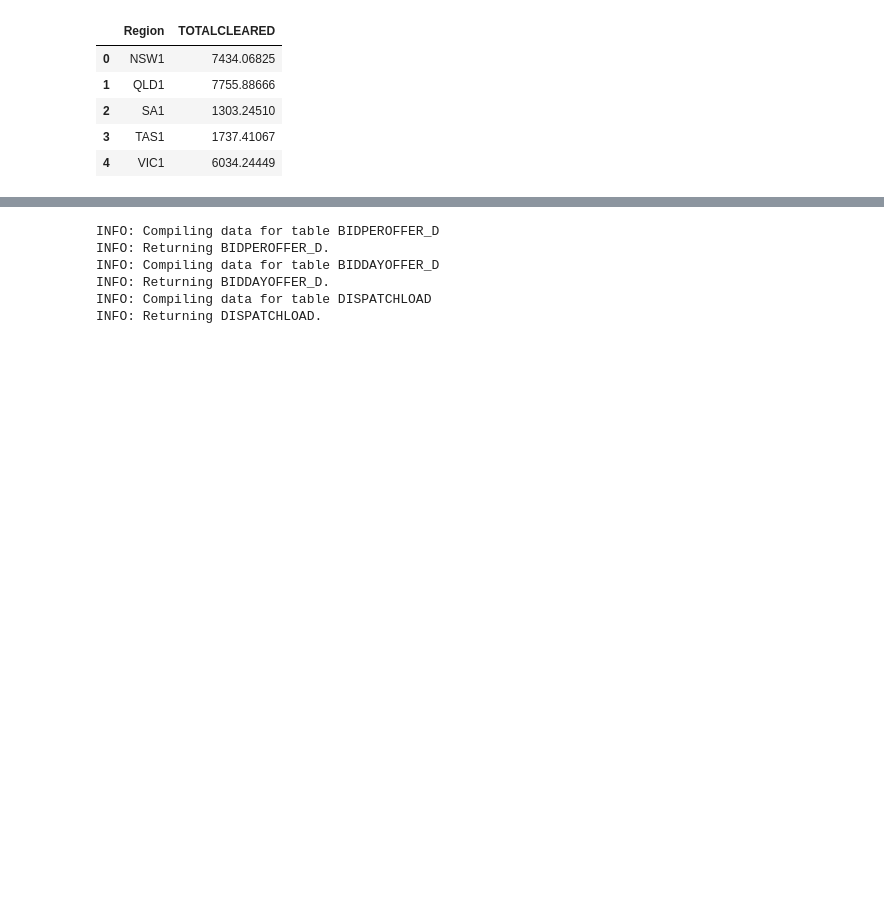
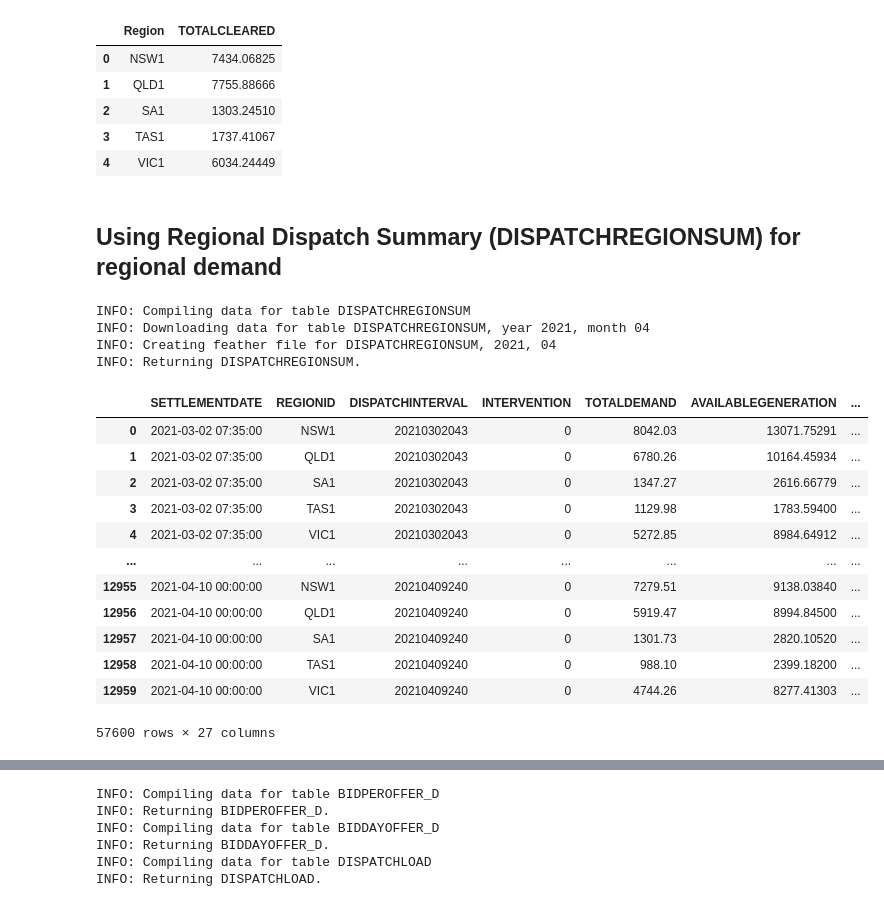
Before and after one commit to daniel-seymour/aus-electricity-auctions, a Jupyter notebook: data_cleaning_code/Uniform_auction_regional_basis.ipynb, the cells around one changed output, grey strips where cells are left out. Saved outputs shown, nothing was run; the diff lists cells and outputs as text; code cells hidden in the pictures; blank space fills up the shorter version.

```diff
--- a/data_cleaning_code/Uniform_auction_regional_basis.ipynb
+++ b/data_cleaning_code/Uniform_auction_regional_basis.ipynb
@@ -118,3 +118,29 @@ inelastic_demand_per_region_df
 | 2 | SA1 | 1303.24510 |
 | 3 | TAS1 | 1737.41067 |
 | 4 | VIC1 | 6034.24449 |
+# %% [markdown]
+## Using Regional Dispatch Summary (DISPATCHREGIONSUM) for regional demand
+# %%
+regional_demand_df = dynamic_data_compiler(start_time='2021/03/01 00:00:00',
+                                   end_time='2021/04/10 00:00:00',
+                                   table_name='DISPATCHREGIONSUM',
+                                   raw_data_location=raw_data_cache)
+regional_demand_df
+# %% [output]
+INFO: Compiling data for table DISPATCHREGIONSUM
+INFO: Downloading data for table DISPATCHREGIONSUM, year 2021, month 04
+INFO: Creating feather file for DISPATCHREGIONSUM, 2021, 04
+INFO: Returning DISPATCHREGIONSUM.
+|  | SETTLEMENTDATE | REGIONID | DISPATCHINTERVAL | INTERVENTION | TOTALDEMAND | AVAILABLEGENERATION | ... |
+| 0 | 2021-03-02 07:35:00 | NSW1 | 20210302043 | 0 | 8042.03 | 13071.75291 | ... |
+| 1 | 2021-03-02 07:35:00 | QLD1 | 20210302043 | 0 | 6780.26 | 10164.45934 | ... |
+| 2 | 2021-03-02 07:35:00 | SA1 | 20210302043 | 0 | 1347.27 | 2616.66779 | ... |
+| 3 | 2021-03-02 07:35:00 | TAS1 | 20210302043 | 0 | 1129.98 | 1783.59400 | ... |
+| 4 | 2021-03-02 07:35:00 | VIC1 | 20210302043 | 0 | 5272.85 | 8984.64912 | ... |
+| ... | ... | ... | ... | ... | ... | ... | ... |
+| 12955 | 2021-04-10 00:00:00 | NSW1 | 20210409240 | 0 | 7279.51 | 9138.03840 | ... |
+| 12956 | 2021-04-10 00:00:00 | QLD1 | 20210409240 | 0 | 5919.47 | 8994.84500 | ... |
+| 12957 | 2021-04-10 00:00:00 | SA1 | 20210409240 | 0 | 1301.73 | 2820.10520 | ... |
+| 12958 | 2021-04-10 00:00:00 | TAS1 | 20210409240 | 0 | 988.10 | 2399.18200 | ... |
+| 12959 | 2021-04-10 00:00:00 | VIC1 | 20210409240 | 0 | 4744.26 | 8277.41303 | ... |
+57600 rows × 27 columns
```
Also changed, not shown: parts of 12 cells of this notebook, 3 other files.
